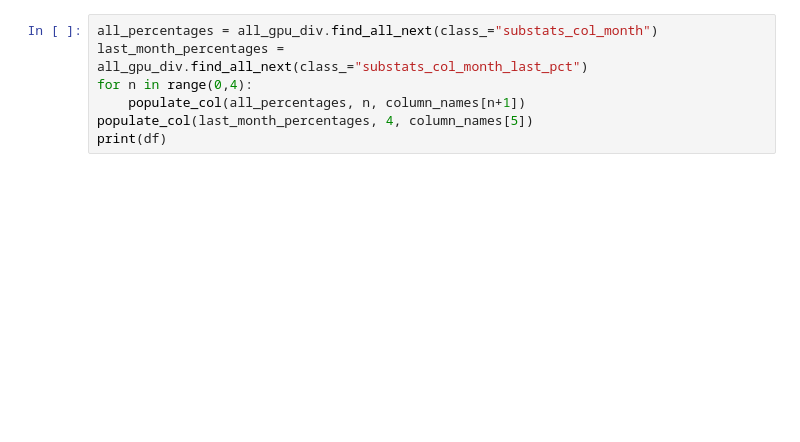
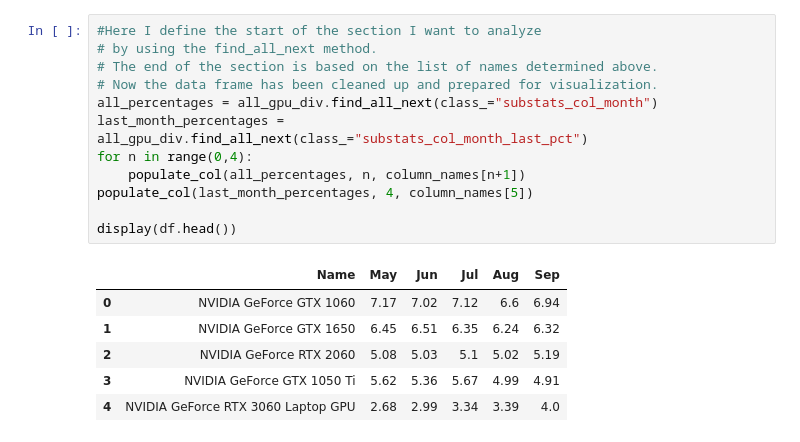
Before and after one commit to gbstorey/dat301proj2, a Jupyter notebook: gsproject2.ipynb, the cells around one changed output. Cells and saved outputs as stored; diff of their text form; blank space fills up the shorter version.

```diff
--- a/gsproject2.ipynb
+++ b/gsproject2.ipynb
@@ -41,8 +81,20 @@ def populate_col(elements, offset, month):
 # %%
+#Here I define the start of the section I want to analyze
+# by using the find_all_next method.
+# The end of the section is based on the list of names determined above.
+# Now the data frame has been cleaned up and prepared for visualization.
 all_percentages = all_gpu_div.find_all_next(class_="substats_col_month")
 last_month_percentages = all_gpu_div.find_all_next(class_="substats_col_month_last_pct")
 for n in range(0,4):
     populate_col(all_percentages, n, column_names[n+1])
 populate_col(last_month_percentages, 4, column_names[5])
-print(df)
+
+display(df.head())
+# %% [output]
+|  | Name | May | Jun | Jul | Aug | Sep |
+| 0 | NVIDIA GeForce GTX 1060 | 7.17 | 7.02 | 7.12 | 6.6 | 6.94 |
+| 1 | NVIDIA GeForce GTX 1650 | 6.45 | 6.51 | 6.35 | 6.24 | 6.32 |
+| 2 | NVIDIA GeForce RTX 2060 | 5.08 | 5.03 | 5.1 | 5.02 | 5.19 |
+| 3 | NVIDIA GeForce GTX 1050 Ti | 5.62 | 5.36 | 5.67 | 4.99 | 4.91 |
+| 4 | NVIDIA GeForce RTX 3060 Laptop GPU | 2.68 | 2.99 | 3.34 | 3.39 | 4.0 |
 # %%
```
Also changed, not shown: parts of 14 cells of this notebook.
